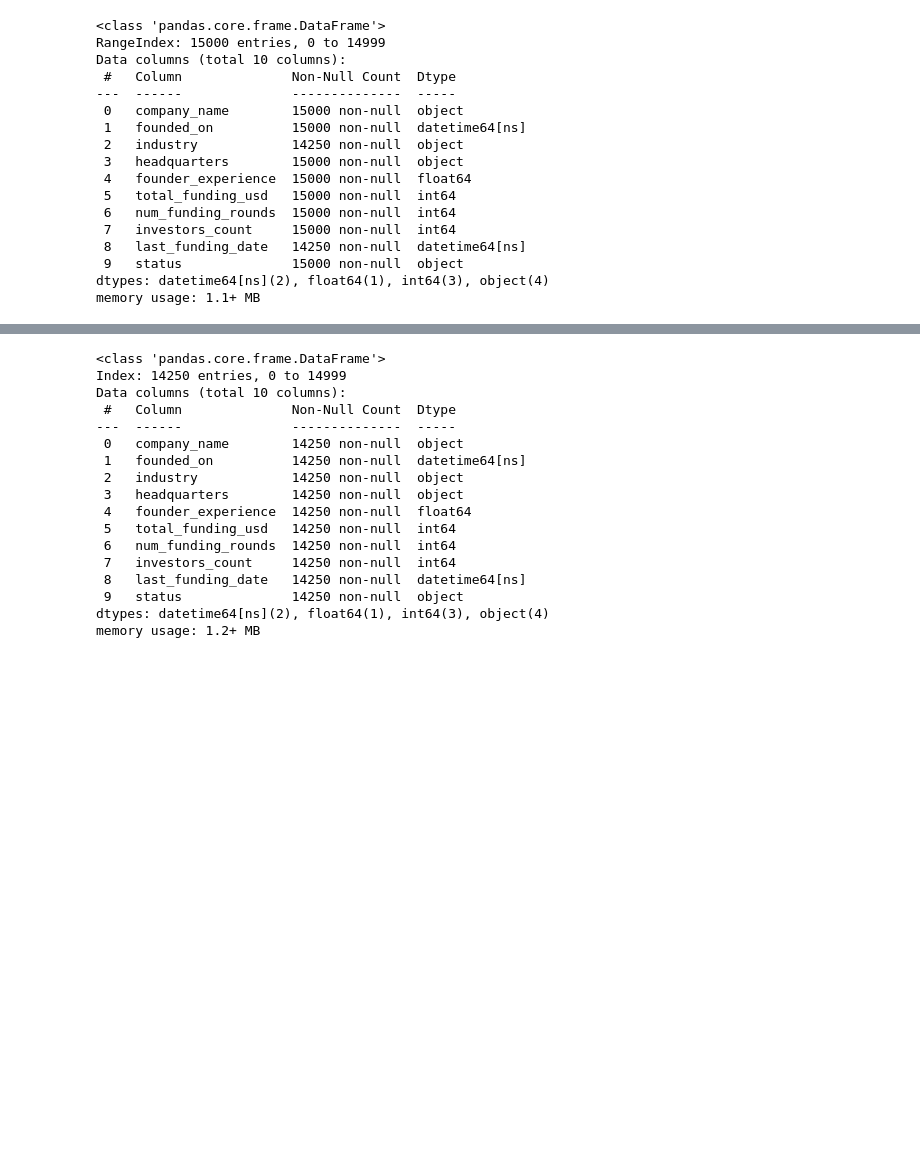
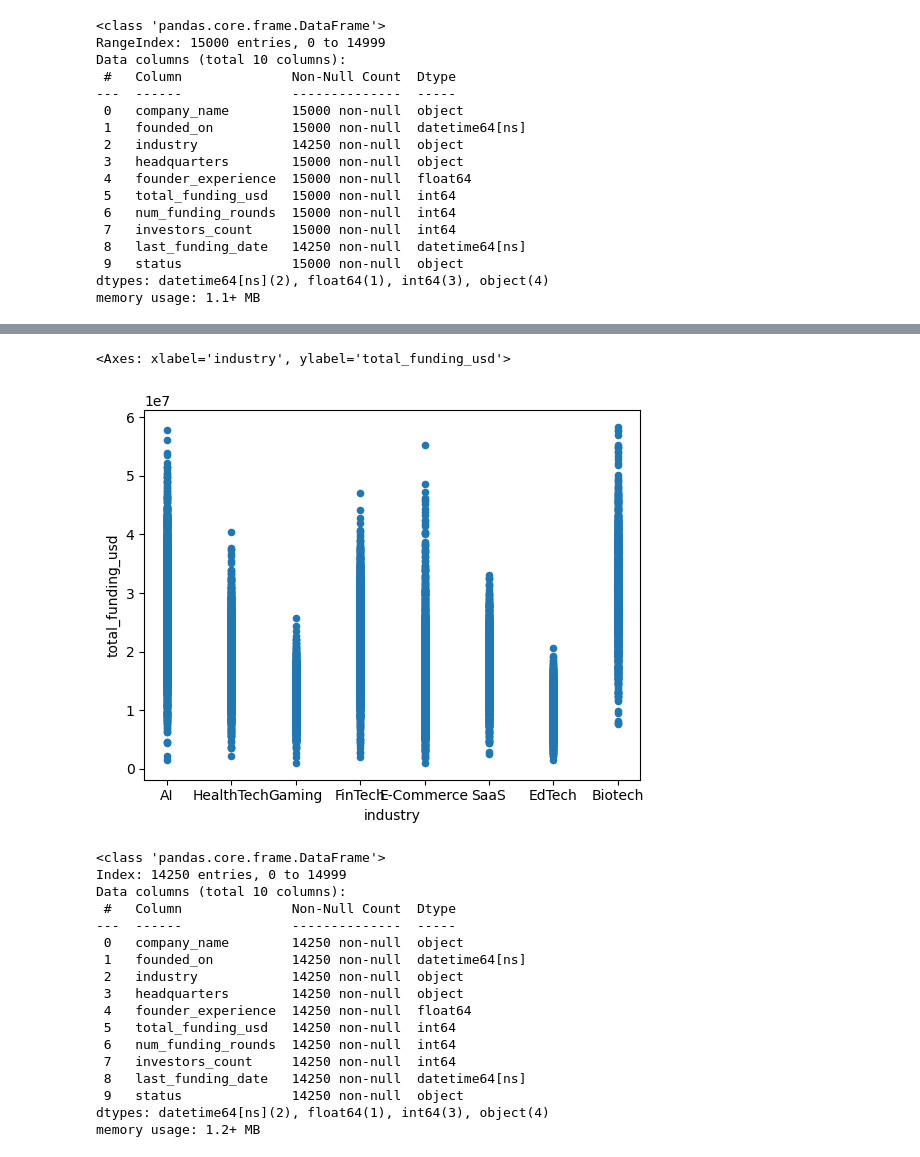
Before and after one commit to snehaldutta/StartupDashboard, a Jupyter notebook: Data_Cleaning_Model_Gen.ipynb, the cells around one changed output, grey strips where cells are left out. Cells and saved outputs as stored; diff of their text form; code cells hidden in the pictures; blank space fills up the shorter version.

```diff
--- a/Data_Cleaning_Model_Gen.ipynb
+++ b/Data_Cleaning_Model_Gen.ipynb
@@ -166,6 +182,11 @@ dtypes: datetime64[ns](2), float64(1), int64(3), object(4)
 memory usage: 1.2+ MB
 # %%
 df['industry'] = df['industry'].fillna(df['industry'].mode()[0])
+# %%
+df.plot(x='industry',y='total_funding_usd', kind='scatter')
+# %% [output]
+<Axes: xlabel='industry', ylabel='total_funding_usd'>
+[figure, added]
 # %%
 df.info()
 # %% [output]
```
Also changed, not shown: parts of 36 cells of this notebook, 2 other files.
